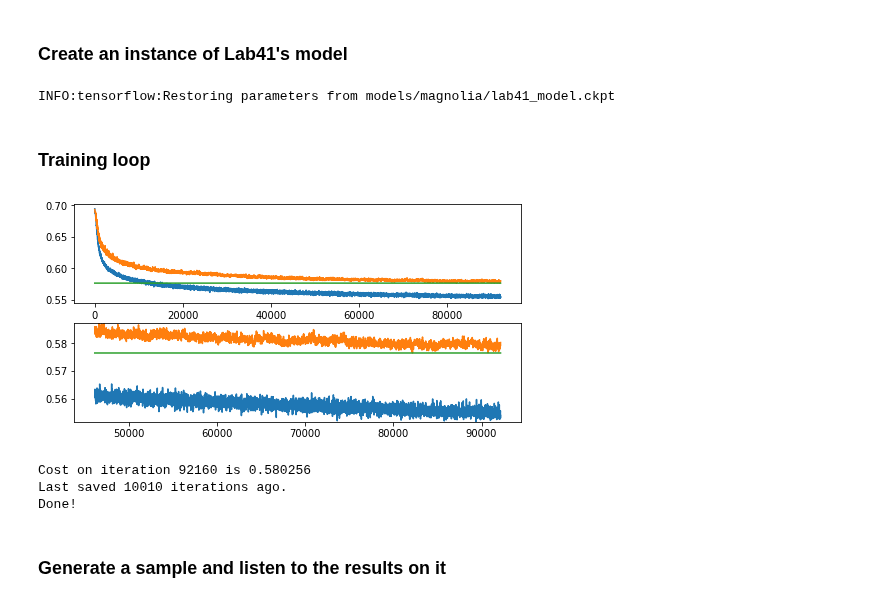
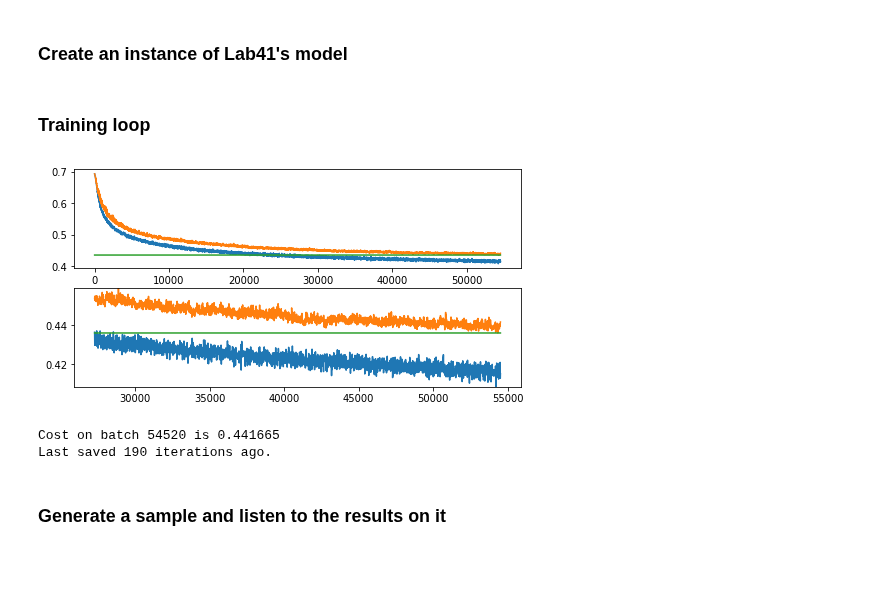
Before and after one commit to Lab41/Magnolia, a Jupyter notebook: src/dnnseparate/Lab41Model.ipynb, the cells around one changed output. Saved outputs shown, nothing was run; the diff lists cells and outputs as text; code cells hidden in the pictures; blank space fills up the shorter version.

Commit message:
Lab41 model

```diff
--- a/src/dnnseparate/Lab41Model.ipynb
+++ b/src/dnnseparate/Lab41Model.ipynb
@@ -32,15 +34,15 @@ numsources = 2
 batchsize = 256
 datashape = (40, 257)
 embedding_size = 600
-libridev='Data/librispeech/processed_dev_clean.h5'
-libritrain='Data/librispeech/processed_train-clean-100.h5'
-libritest='Data/librispeech/processed_test_clean.h5'
+libridev='/local_data/teams/magnolia/librispeech/processed_dev_clean.h5'
+libritrain='/local_data/teams/magnolia/librispeech/processed_train-clean-100.h5'
+# libritest='Data/librispeech/processed_test_clean.h5'
 
-with open('Magnolia/data/librispeech/authors/train-clean-100-F.txt','r') as speakers:
+with open('../../data/librispeech/authors/train-clean-100-F.txt','r') as speakers:
     speaker_keys = speakers.read().splitlines()
     in_set_F = speakers.read().splitlines()
 
-with open('Magnolia/data/librispeech/authors/train-clean-100-M.txt','r') as speakers:
+with open('../../data/librispeech/authors/train-clean-100-M.txt','r') as speakers:
     speaker_keys += speakers.read().splitlines()
     in_set_M = speakers.read().splitlines()
 # %% [markdown]
@@ -81,12 +83,11 @@ costs = []
 
 t_costs = []
 v_costs = []
+modeltimer = []
 
 last_saved = 0
 # %%
-model.load('models/magnolia/lab41_model.ckpt')
+# model.load('models/magnolia/lab41_model.ckpt')
-# %% [output]
-INFO:tensorflow:Restoring parameters from models/magnolia/lab41_model.ckpt
 # %% [markdown]
 ### Training loop
 # %%
@@ -106,7 +107,9 @@ for i in range(2000000):
     Xin = np.sqrt(np.abs(Xdata))
     Xin = (Xin - Xin.min())/(Xin.max() - Xin.min())
 
+    tbegin = time.clock()
     c = model.train_on_batch(Xin,Ydata,Idata)
+    modeltimer += [ time.clock()-tbegin ]
 
     costs.append(c)
 
@@ -114,48 +117,50 @@ for i in range(2000000):
         IPython.display.clear_output(wait=True)
         c_v = model.get_cost(Xinv, Ydv, Idv)
 
-        if c_v < min(v_costs) and len(iterations) > 0:
-            print("Saving the model because c_v is", min(v_costs) - c_v, "below the old min.")
-            model.save('models/magnolia/lab41_model.ckpt')
-            last_saved = iterations[-1]
+        try:
+            if c_v < min(v_costs) and len(iterations) > 0:
+                print("Saving the model because c_v is", min(v_costs) - c_v, "below the old min.")
+                model.save('lab41_model-x.ckpt')
+                last_saved = iterations[-1]
+        except:
+            pass
 
         t_costs.append(np.mean(costs))
         v_costs.append(c_v)
 
         iterations.append(i + 1 + start)
 
         length = len(iterations)
         cutoff = int(0.5*length)
         lowline = [min(v_costs)]*len(iterations)
 
         f, (ax1, ax2) = plt.subplots(2,1)
 
         ax1.plot(iterations,t_costs)
         ax1.plot(iterations,v_costs)
         ax1.plot(iterations,lowline)
 
         y_u = max(max(t_costs[cutoff:]),max(v_costs[cutoff:]))
         y_l = min(min(t_costs[cutoff:]),min(v_costs[cutoff:]))
 
         ax2.set_ylim(y_l,y_u)
 
         ax2.plot(iterations[cutoff:], t_costs[cutoff:])
         ax2.plot(iterations[cutoff:], v_costs[cutoff:])
         ax2.plot(iterations[cutoff:], lowline[cutoff:])
         plt.show()
 
-        print("Cost on iteration", iterations[-1], "is", c_v)
+        print("Cost on batch", iterations[-1], "is", c_v)
         print("Last saved",iterations[-1]-last_saved,"iterations ago.")
         costs = []
 
-        if iterations[-1]-last_saved > 10000:
+        if iterations[-1]-last_saved > 100000:
             print("Done!")
             break
 # %% [output]
-[figure, old version]
+[figure, new version]
-Cost on iteration 92160 is 0.580256
-Last saved 10010 iterations ago.
-Done!
+Cost on batch 54520 is 0.441665
+Last saved 190 iterations ago.
 # %% [markdown]
 ### Generate a sample and listen to the results on it
 # %%
```
Also changed, not shown: parts of 15 cells of this notebook.
